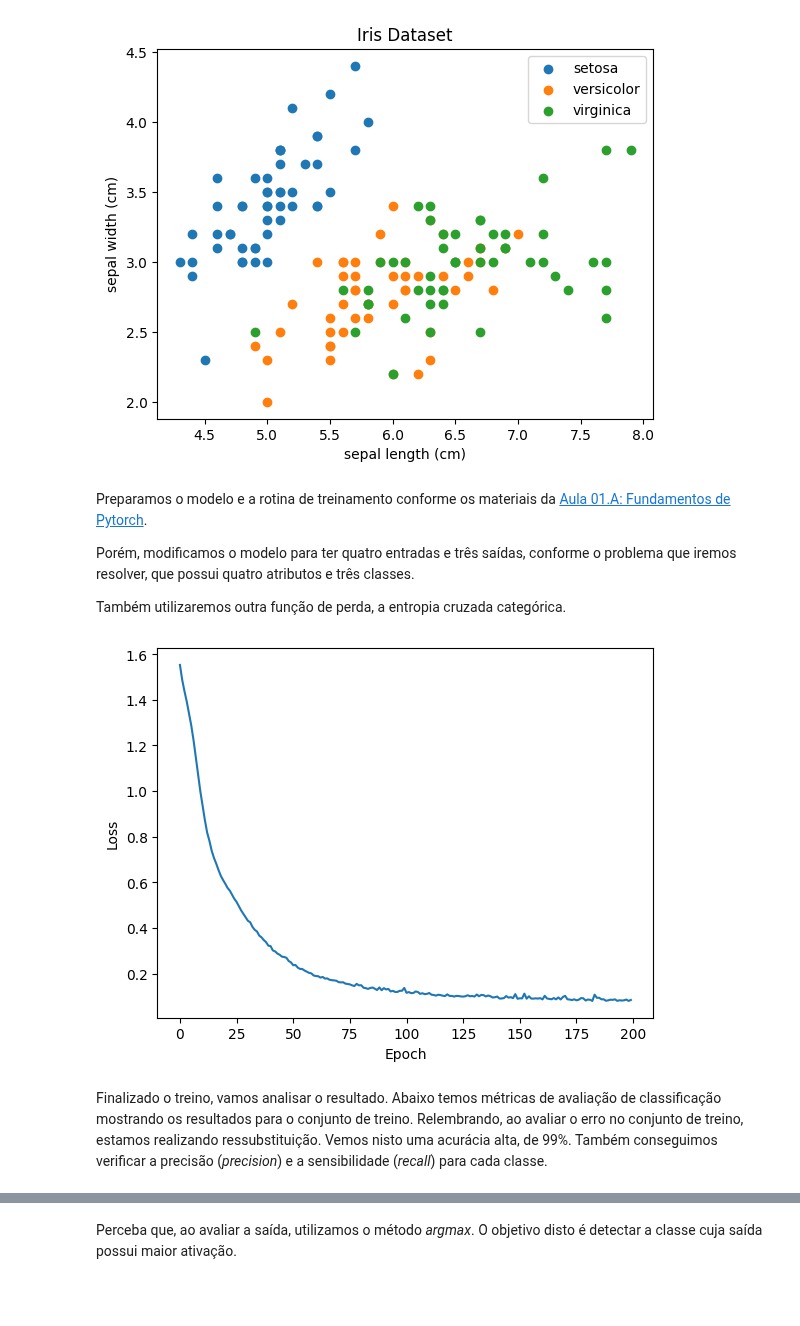
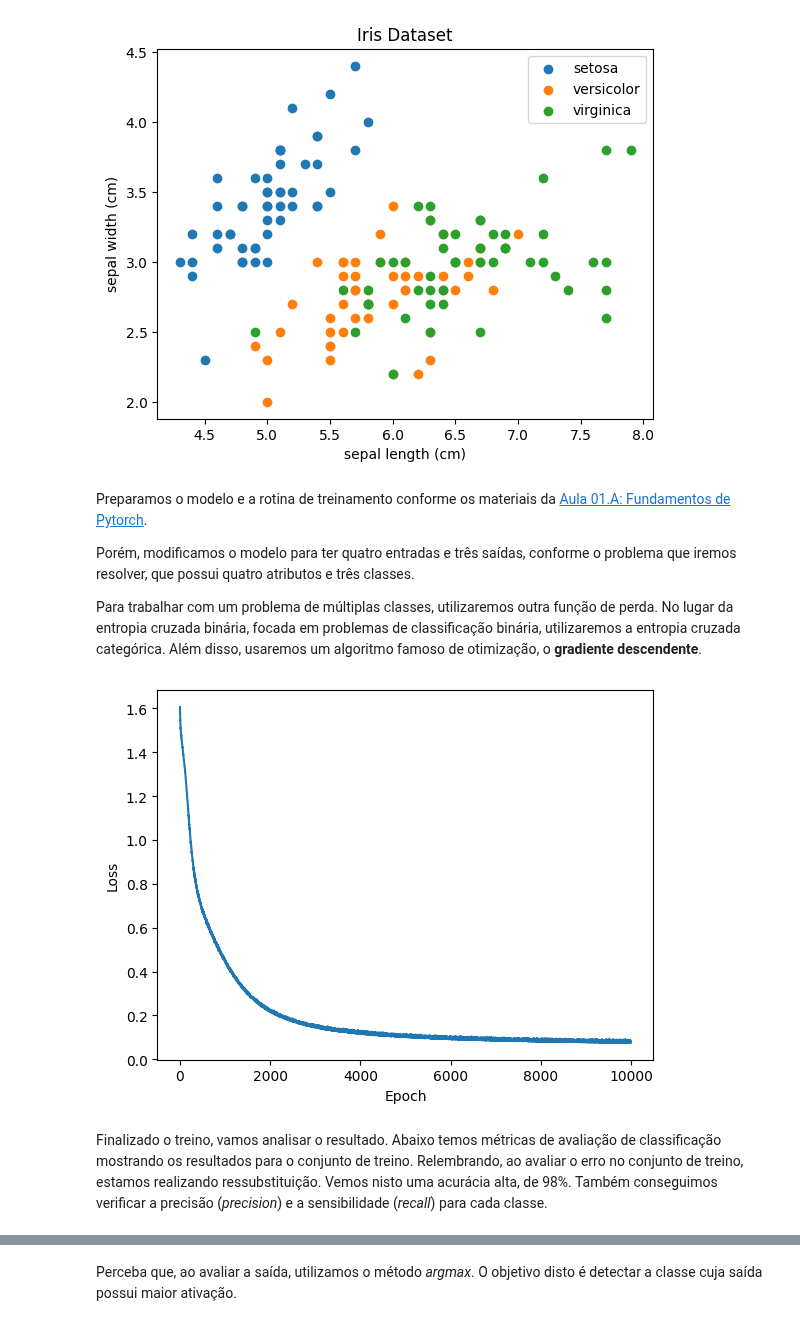
Before and after one commit to vhrique/anne_ptbr, a Jupyter notebook: 02_Paradigmas_Aprendizagem.ipynb, the cells around one changed output, grey strips where cells are left out. Cells and saved outputs as stored; diff of their text form; code cells hidden in the pictures; blank space fills up the shorter version.

```diff
--- a/02_Paradigmas_Aprendizagem.ipynb
+++ b/02_Paradigmas_Aprendizagem.ipynb
@@ -107,7 +116,9 @@ Preparamos o modelo e a rotina de treinamento conforme os materiais da [Aula 01.
 
 Porém, modificamos o modelo para ter quatro entradas e três saídas, conforme o problema que iremos resolver, que possui quatro atributos e três classes.
 
-Também utilizaremos outra função de perda, a entropia cruzada categórica.
+Para trabalhar com um problema de múltiplas classes, utilizaremos outra função de perda.
+No lugar da entropia cruzada binária, focada em problemas de classificação binária, utilizaremos a entropia cruzada categórica.
+Além disso, usaremos um algoritmo famoso de otimização, o **gradiente descendente**.
 # %%
 class MLP(torch.nn.Module):
     def __init__(self, input_size, hidden_size):
@@ -120,44 +131,44 @@ class MLP(torch.nn.Module):
         return self.output_layer(x)
 # %%
 model = MLP(4, 10)
-optimizer = torch.optim.Adam(model.parameters(), lr=0.01)
+optimizer = torch.optim.SGD(model.parameters(), lr=0.01)
 criterion = torch.nn.CrossEntropyLoss()
 # %%
-num_epochs = 200
+num_epochs = 10_000
 loss_logs = []
 
 for epoch in range(num_epochs):
 
     # Start epoch loss
     running_loss = 0.0
 
     for b, (X_batch, y_batch) in enumerate(train_dataloader):
 
         # Forward pass
         outputs = model(X_batch)
         loss = criterion(outputs, y_batch)
 
         # Backward pass and optimization
         optimizer.zero_grad()
         loss.backward()
         optimizer.step()
 
         # Update running loss
         running_loss += loss.item()
 
     # Update epoch loss
     loss_logs.append(running_loss/b)
 
 # Plot loss
 plt.plot(loss_logs)
 plt.ylabel('Loss')
 plt.xlabel('Epoch')
 plt.show()
 # %% [output]
-[figure, old version]
+[figure, new version]
 # %% [markdown]
 Finalizado o treino, vamos analisar o resultado.
-Abaixo temos métricas de avaliação de classificação mostrando os resultados para o conjunto de treino. Relembrando, ao avaliar o erro no conjunto de treino, estamos realizando ressubstituição. Vemos nisto uma acurácia alta, de 99%. Também conseguimos verificar a precisão (_precision_) e a sensibilidade (_recall_) para cada classe.
+Abaixo temos métricas de avaliação de classificação mostrando os resultados para o conjunto de treino. Relembrando, ao avaliar o erro no conjunto de treino, estamos realizando ressubstituição. Vemos nisto uma acurácia alta, de 98%. Também conseguimos verificar a precisão (_precision_) e a sensibilidade (_recall_) para cada classe.
 # %%
 from sklearn.metrics import classification_report
 # %%
```
Also changed, not shown: parts of 45 cells of this notebook.
